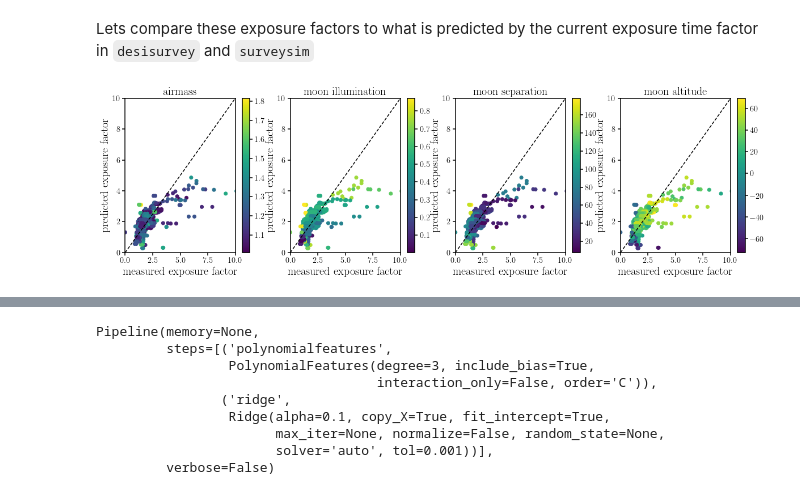
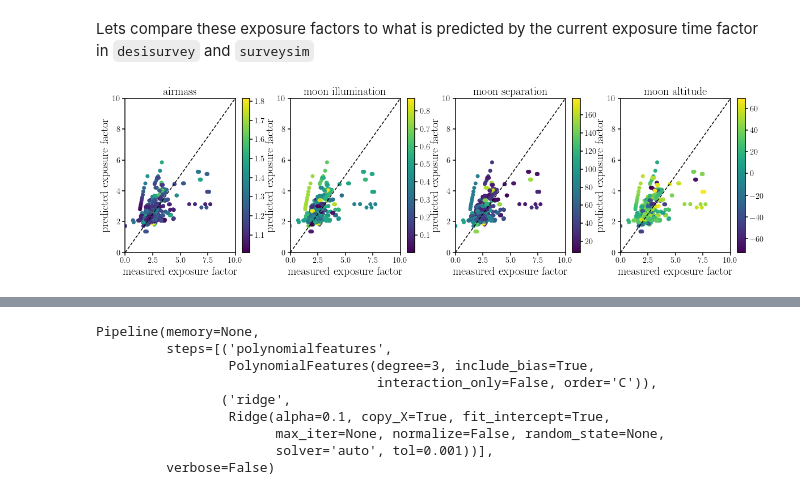
Before and after one commit to desi-bgs/feasiBGS, a Jupyter notebook: notebook/cmx/exposure_factor_refit.ipynb, the cells around one changed output, grey strips where cells are left out. Cells and saved outputs as stored; diff of their text form; code cells hidden in the pictures.

```diff
--- a/notebook/cmx/exposure_factor_refit.ipynb
+++ b/notebook/cmx/exposure_factor_refit.ipynb
@@ -213,7 +224,7 @@ for i, iexp in enumerate(np.random.choice(np.arange(len(cmx_skies['airmass'])),
                   (cmx_skies['airmass'][iexp], cmx_skies['moon_ill'][iexp],
                    cmx_skies['moon_alt'][iexp], cmx_skies['moon_sep'][iexp]), fontsize=15)
     sub.set_xlim(3600, 9800)
-    sub.set_ylim(0., 40.)
+    sub.set_ylim(0., 10.)
     sub.legend(loc='upper left', fontsize=20, handletextpad=0)
 sub.set_ylabel('Sky Brightness [$10^{-17} erg/cm^{2}/s/\AA/arcsec^2$]', fontsize=20)
 
@@ -227,7 +238,7 @@ for i, iexp in enumerate(np.random.choice(np.arange(len(boss_skies['airmass'])),
                    boss_skies['moon_alt'][iexp], boss_skies['moon_sep'][iexp]), fontsize=15)
     sub.legend(loc='upper left', fontsize=20, handletextpad=0)
     sub.set_xlim(3600, 9800)
-    sub.set_ylim(0., 40.)
+    sub.set_ylim(0., 10.)
 sub.set_xlabel("Wavelength [$\AA$]", fontsize=20)
 # %% [output]
 Text(0.5, 0, 'Wavelength [$\\AA$]')
@@ -251,8 +262,8 @@ def get_exposure_factor(wave, Isky, wavelength=4500., data_set='desi'):
         fexp = np.median(Isky_cont[wlim])/Isky_cont_dark_7000
     return fexp
 # %%
-fdesi4500 = os.path.join(dir_cmx, 'exp_factor.desi.4500.npy')
-fdesi7000 = os.path.join(dir_cmx, 'exp_factor.desi.7000.npy')
+fdesi4500 = os.path.join(dir_cmx, 'exp_factor.desi.4500.v1.npy')
+fdesi7000 = os.path.join(dir_cmx, 'exp_factor.desi.7000.v1.npy')
 
 if os.path.isfile(fdesi4500) and os.path.isfile(fdesi7000):
     desi_4500 = np.load(fdesi4500)
@@ -348,15 +330,19 @@ from sklearn.preprocessing import PolynomialFeatures
 from sklearn.pipeline import make_pipeline, Pipeline
 from itertools import chain, combinations_with_replacement
 # %%
-_notwiCoefficients_4500 = np.array([1.71573612e-09, -5.60790479e-01, -1.48073306e+00,
-     1.15296186e-01, 4.52848807e-02,  6.87825142e-01, -1.09204980e-01,
-     -2.29003929e-02, 5.43115007e-02,  3.73159137e+00, -1.02979745e-02,
-     -7.54139533e-02, -1.05738392e-03, -1.40087568e-03, -1.61643490e-04,
-     -4.83874245e-01, -1.27069698e+00,  3.10724722e-02,  6.37391242e-03,
-     6.03557732e+00, 1.93135069e-02,  6.44469267e-02, -4.85686295e-04,
-     -1.14612065e-03, -5.46053442e-04,  4.53593491e-01, -6.38120677e-02,
-     1.30231834e-01, 6.98885410e-05, -7.61371808e-04, -9.32261381e-04,
-     6.59488169e-06, 1.78548384e-05,  1.37397769e-05,  2.42228917e-06])
+# version from https://github.com/changhoonhahn/desisurvey/blob/a2a0470865fbfd8027007b46094780916cb1ba65/py/desisurvey/etc.py
+
+_notwiCoefficients_7000 = np.array([
+    0.00000000e+00,  8.37707994e-01,  1.69728969e+00, -1.22451341e-01,
+    9.88375492e-02,  7.17746023e-01,  2.12069891e+00, -1.96381608e-02,
+    -1.76532675e-01,  2.44060866e+00, -3.09799460e-01, -1.86182063e-01,
+    2.85846222e-03,  1.89986681e-03, -1.89164192e-04, -4.83041795e-01,
+    2.27787205e+00, -2.40012601e-02,  7.80553188e-03,  4.74119022e+00,
+    -9.01332722e-03, -4.83596159e-02,  3.00522374e-04,  1.71774283e-03,
+    1.63075172e-03,  2.83037763e+00, -6.00379169e-02,  2.33975980e-01,
+    2.01831833e-03,  6.89245918e-04,  4.12729616e-05, -1.58488809e-05,
+    -2.70434515e-05, -2.10456280e-05, -6.45928584e-06])
+
 
 def exposure_factor_model_v0(airmass, moon_frac, moon_sep, moon_alt, wavelength=4500):
     ''' exposure factor model version 0 implemented in desisurvey and surveysim
@@ -368,26 +354,30 @@ def exposure_factor_model_v0(airmass, moon_frac, moon_sep, moon_alt, wavelength=
     for i, comb in enumerate(combs):
         theta_transform[:, i] = theta[:, comb].prod(1)
 
-    return np.dot(theta_transform, _notwiCoefficients_4500.T) - 1.9417946048367711
+    if wavelength == 7000:
+        _notwi_coeff = _notwiCoefficients_7000
+        offset = 4.280003788471031
+    return np.dot(theta_transform, _notwi_coeff.T) + offset
 # %%
-model_v0_4500 = exposure_factor_model_v0(
+model_v0_7000 = exposure_factor_model_v0(
     np.concatenate([cmx_skies['airmass'], boss_skies['airmass']]),
     np.concatenate([cmx_skies['moon_ill'], boss_skies['moon_ill']]),
     np.concatenate([cmx_skies['moon_sep'], boss_skies['moon_sep']]),
-    np.concatenate([cmx_skies['moon_alt'], boss_skies['moon_alt']]))
+    np.concatenate([cmx_skies['moon_alt'], boss_skies['moon_alt']]),
+    wavelength=7000)
 # %%
 lbls = ['airmass', 'moon illumination', 'moon separation', 'moon altitude', 'sun separation', 'sun altitude']
 
 fig = plt.figure(figsize=(20,5))
 for i, k in enumerate(['airmass', 'moon_ill', 'moon_sep', 'moon_alt']):
     sub = fig.add_subplot(1,4,i+1)
-    _plt = sub.scatter(np.concatenate([desi_4500, boss_4500]), model_v0_4500, c=np.concatenate([cmx_skies[k], boss_skies[k]]))
+    _plt = sub.scatter(np.concatenate([desi_7000, boss_7000]), model_v0_7000, c=np.concatenate([cmx_skies[k], boss_skies[k]]))
     sub.plot([0., 20.], [0., 20.], c='k', ls='--')
     sub.set_xlabel('measured exposure factor', fontsize=20)
     sub.set_xlim([0., 10.])
     sub.set_ylabel('predicted exposure factor', fontsize=20)
     sub.set_ylim([0., 10.])
     sub.set_title(lbls[i], fontsize=20)
     fig.colorbar(_plt)
 # %% [output]
-[figure, old version]
+[figure, new version]
```
Also changed, not shown: parts of 35 cells of this notebook.
